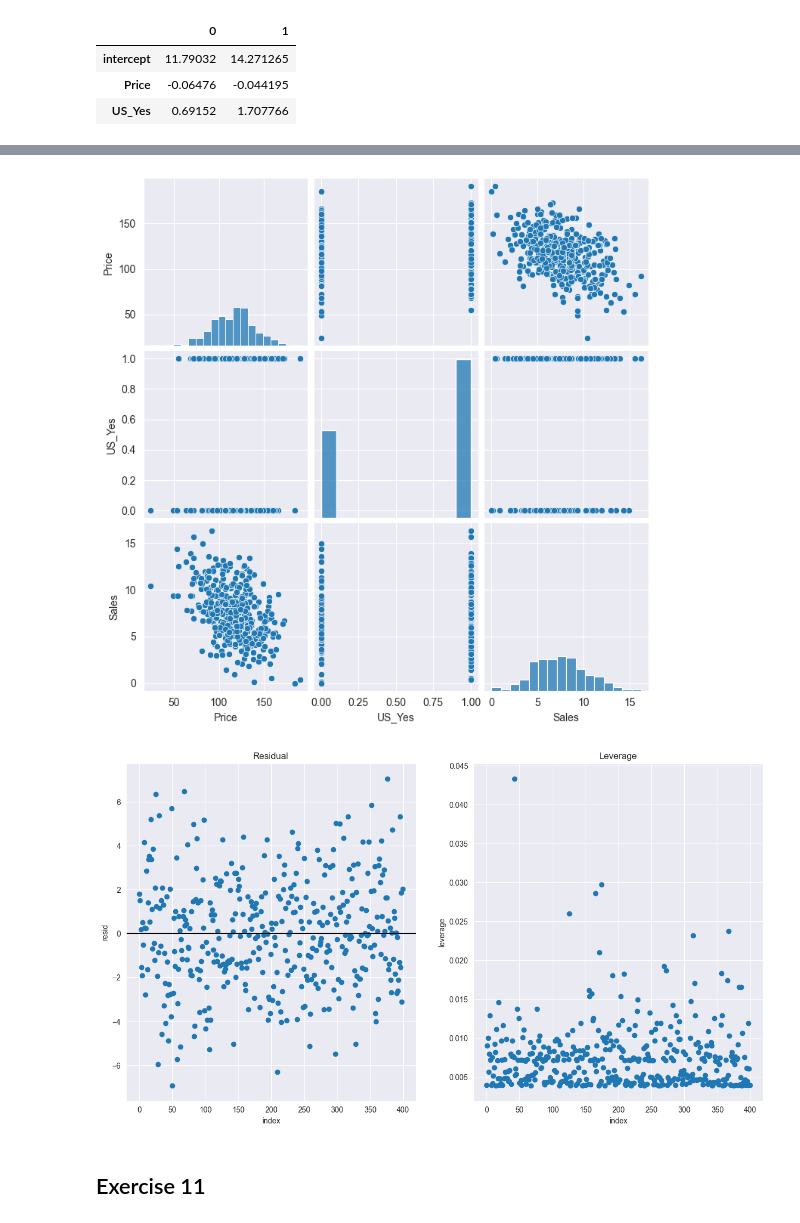
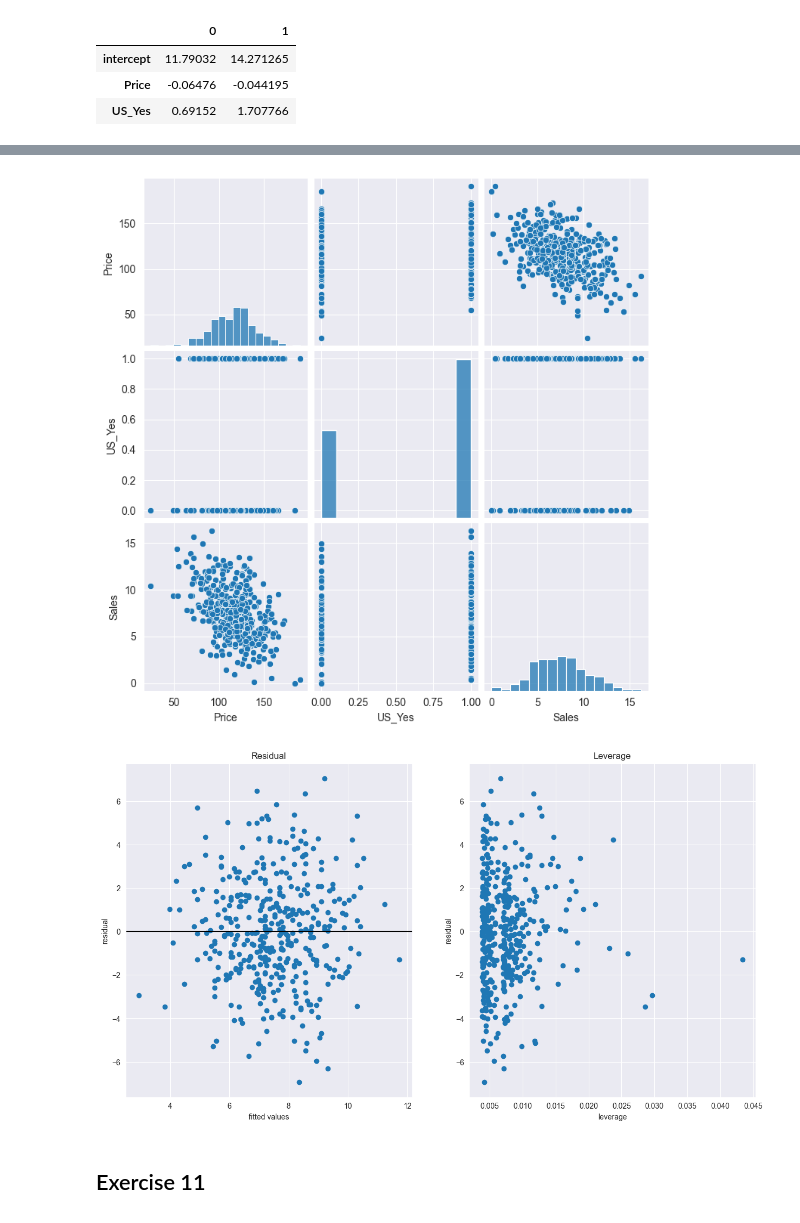
Before and after one commit to nhitran-00/ISL, a Jupyter notebook: chapter_3.ipynb, the cells around one changed output, grey strips where cells are left out. Saved outputs shown, nothing was run; the diff lists cells and outputs as text; code cells hidden in the pictures.

```diff
--- a/chapter_3.ipynb
+++ b/chapter_3.ipynb
@@ -649,30 +649,30 @@ The **Leverage** indicates the presence of some observations with significantly
 # %%
 # pairplots
 buf_data = X_10_e.copy(deep=True).drop(columns=['intercept'])
 buf_data.insert(buf_data.shape[1], column='Sales', value=Y_10)
 sns.pairplot(buf_data)
 
 # plot residuals and leverage
 influence_2 = model_10_e.get_influence()
 
 # generate a figure
-fig, ax = plt.subplots(1,2, figsize=(15,8));
+fig, ax = plt.subplots(1,2, figsize=(15,8))
 
 # outliers: irregular y
-ax[0].scatter(np.arange(influence_2.nobs), influence_2.resid);
-ax[0].set_xlabel('index')
-ax[0].set_ylabel('resid')
-ax[0].set_title('Residual');
+ax[0].scatter(model_10_e.fittedvalues, model_10_e.resid)
+ax[0].set_xlabel('fitted values')
+ax[0].set_ylabel('residual')
+ax[0].set_title('Residual')
 ax[0].axhline(0, color='k')
 
 # high leverage observations: irregular x
-ax[1].scatter(np.arange(influence_2.nobs), influence_2.hat_matrix_diag);
-ax[1].set_xlabel('index')
-ax[1].set_ylabel('leverage')
+ax[1].scatter(influence_2.hat_matrix_diag, influence_2.resid)
+ax[1].set_xlabel('leverage')
+ax[1].set_ylabel('residual')
 ax[1].set_title('Leverage');
 # %% [output]
 [figure]
-[figure, old version]
+[figure, new version]
 # %% [markdown]
 ## Exercise 11
 # %%
```
Also changed, not shown: parts of 31 cells of this notebook.
